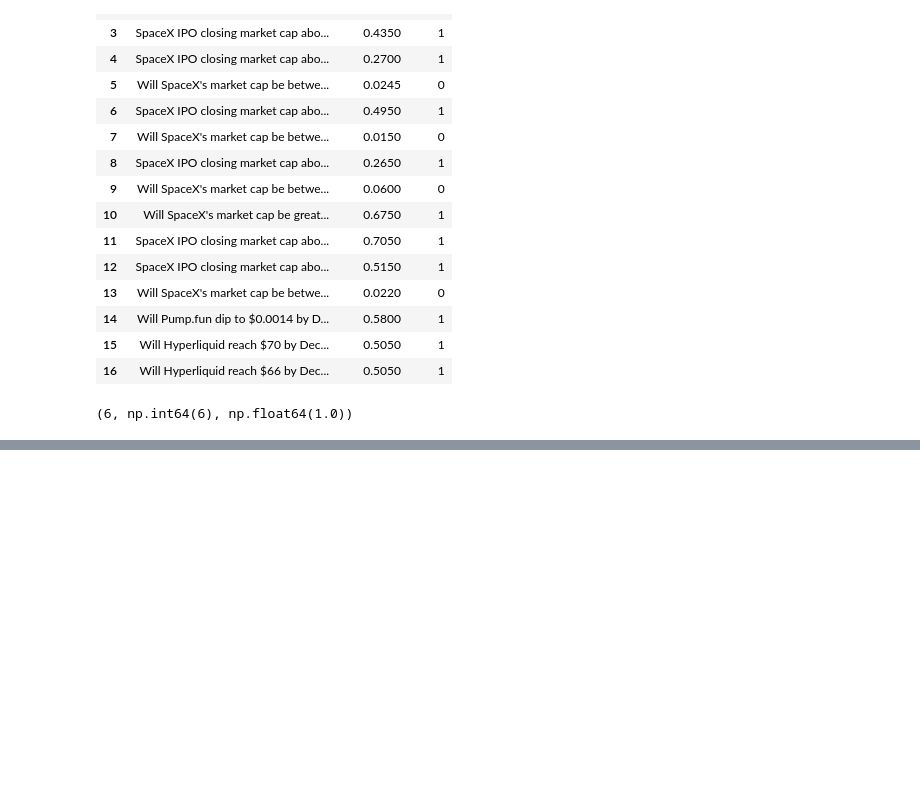
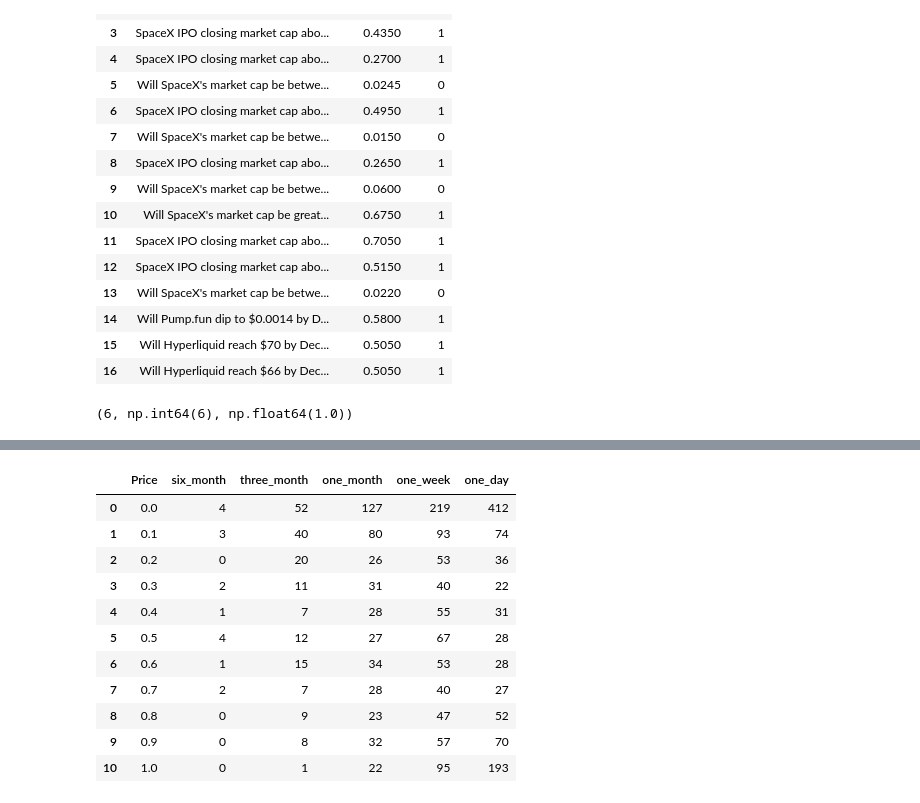
Before and after one commit to Jonathan-kswm/Calibration-and-Mispricing-of-Prediction-Markets, a Jupyter notebook: Notebooks/Market Hypothesis.ipynb, the cells around one changed output, grey strips where cells are left out. Saved outputs shown, nothing was run; the diff lists cells and outputs as text; code cells hidden in the pictures; blank space fills up the shorter version.

Commit message:
added a table view for freq_report

```diff
--- a/Notebooks/Market Hypothesis.ipynb
+++ b/Notebooks/Market Hypothesis.ipynb
@@ -111,2 +110,17 @@ plt.show()
 # %%
 #results of the above as a table
+rpt = Report(market_data_df)
+rpt.report_table("count", 0.1)
+# %% [output]
+|  | Price | six_month | three_month | one_month | one_week | one_day |
+| 0 | 0.0 | 4 | 52 | 127 | 219 | 412 |
+| 1 | 0.1 | 3 | 40 | 80 | 93 | 74 |
+| 2 | 0.2 | 0 | 20 | 26 | 53 | 36 |
+| 3 | 0.3 | 2 | 11 | 31 | 40 | 22 |
+| 4 | 0.4 | 1 | 7 | 28 | 55 | 31 |
+| 5 | 0.5 | 4 | 12 | 27 | 67 | 28 |
+| 6 | 0.6 | 1 | 15 | 34 | 53 | 28 |
+| 7 | 0.7 | 2 | 7 | 28 | 40 | 27 |
+| 8 | 0.8 | 0 | 9 | 23 | 47 | 52 |
+| 9 | 0.9 | 0 | 8 | 32 | 57 | 70 |
+| 10 | 1.0 | 0 | 1 | 22 | 95 | 193 |
```
Also changed, not shown: parts of 2 cells of this notebook, 1 other file.
